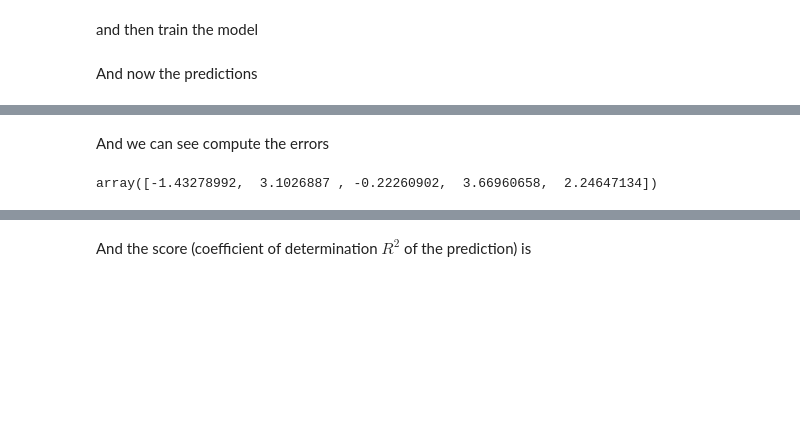
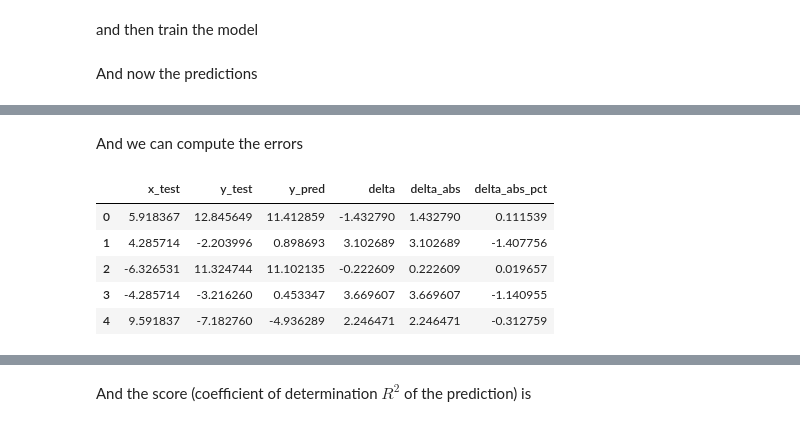
Before and after one commit to pedrojscardoso/MEEC_ISE_UAlg_Machine_learning, a Jupyter notebook: 3-ML/10-Nearest-Neighbors-(kNN)-Regression.ipynb, the cells around one changed output, grey strips where cells are left out. Saved outputs shown, nothing was run; the diff lists cells and outputs as text; code cells hidden in the pictures; blank space fills up the shorter version.

```diff
--- a/3-ML/10-Nearest-Neighbors-(kNN)-Regression.ipynb
+++ b/3-ML/10-Nearest-Neighbors-(kNN)-Regression.ipynb
@@ -83,9 +99,14 @@ print(knr.predict(x_test))
 # %% [markdown]
-And we can see compute the errors
+And we can compute the errors
-# %%
-y_pred = knr.predict(x_test)
-
-delta = y_pred - y_test
-delta
-# %% [output]
-array([-1.43278992,  3.1026887 , -0.22260902,  3.66960658,  2.24647134])
+# %%
+results["delta"] = results["y_pred"] - results["y_test"]
+results["delta_abs"] = results["delta"].abs()
+results["delta_abs_pct"] = results["delta_abs"] / results["y_test"]
+results
+# %% [output]
+|  | x_test | y_test | y_pred | delta | delta_abs | delta_abs_pct |
+| 0 | 5.918367 | 12.845649 | 11.412859 | -1.432790 | 1.432790 | 0.111539 |
+| 1 | 4.285714 | -2.203996 | 0.898693 | 3.102689 | 3.102689 | -1.407756 |
+| 2 | -6.326531 | 11.324744 | 11.102135 | -0.222609 | 0.222609 | 0.019657 |
+| 3 | -4.285714 | -3.216260 | 0.453347 | 3.669607 | 3.669607 | -1.140955 |
+| 4 | 9.591837 | -7.182760 | -4.936289 | 2.246471 | 2.246471 | -0.312759 |
```
Also changed, not shown: parts of 13 cells of this notebook, 2 other files.
